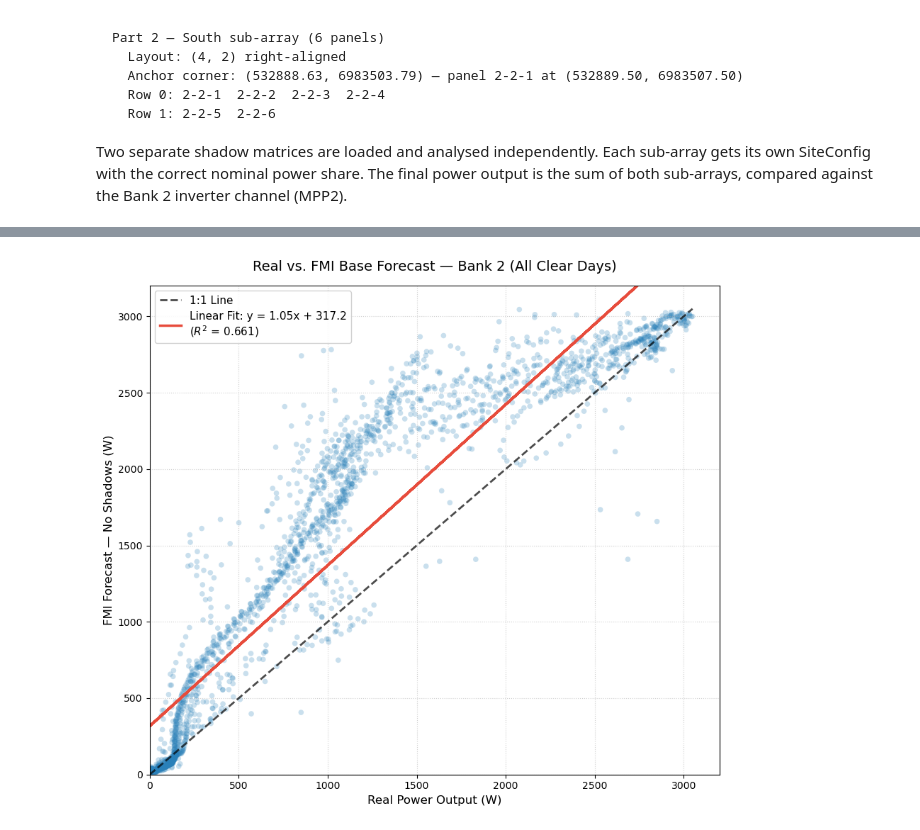
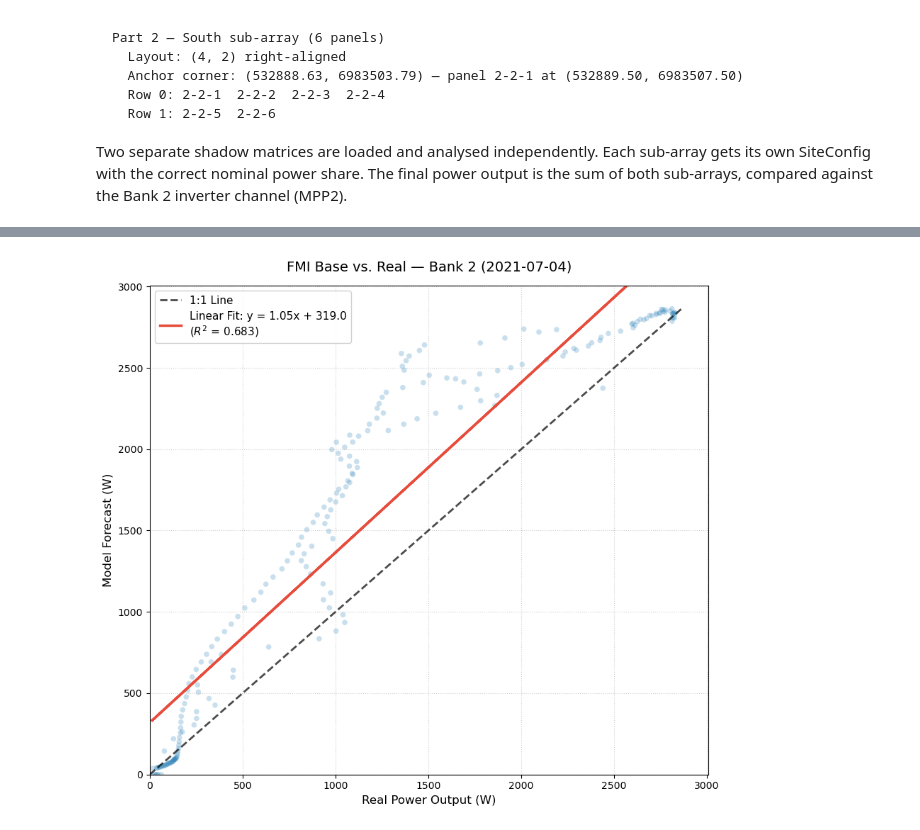
Before and after one commit to HD0NG/VoxSolaris, a Jupyter notebook: main_analysis_b2_f_all_d.ipynb, the cells around one changed output, grey strips where cells are left out. Saved outputs shown, nothing was run; the diff lists cells and outputs as text; code cells hidden in the pictures.

Commit message:
Chages on clear-day selection and other small fixes.

```diff
--- a/main_analysis_b2_f_all_d.ipynb
+++ b/main_analysis_b2_f_all_d.ipynb
@@ -408,75 +450,18 @@ plot_real_vs_predicted_scatter(
 # %%
-# %% --- 10. Multi-Day Batch Evaluation ---
-# def _load_cached_extra(date_obj):
-#     try:
-#         return load_extra_data_csv(
-#             f"{EXTRA_DATA_DIR}/extra_data_{date_obj}.csv", cfg=cfg_combined
-#         )
-#     except FileNotFoundError:
-#         print(f"  Warning: No extra data for {date_obj}, skipping.")
-#         return None
-
-# %% --- Build extra_data from FMI CSVs ---
-from build_extra_data import make_extra_data_loader
-
-RAD_CSV = "data/pvdata/Kuopio Savilahti 1.4.2021 - 1.10.2021_rad.csv"
-TW_CSV  = "data/pvdata/Kuopio Savilahti 1.4.2021 - 1.10.2021_temp_wind.csv"
-LAT, LON = 62.8924, 27.6353
-
-extra_loader = make_extra_data_loader(
-    rad_csv=RAD_CSV, temp_wind_csv=TW_CSV,
-    latitude=LAT, longitude=LON,
+# %% --- 9. Scatter Plots for Single Day ---
+plot_real_vs_predicted_scatter(
+    day_data["Power_W"].values,
+    forecast_base["output"].values,
+    title=f"FMI Base vs. Real — Bank 2 ({second_day})",
+    ylabel="Model Forecast (W)",
+    power_threshold=10.0,
 )
 
-# %% --- 2. Load Extra Data for First Clear Day (test) ---
-second_day = clear_days["Date"].iloc[1]
-extra_data_df = extra_loader(second_day)
-print(extra_data_df.head())
-
-# %% --- 10. Multi-Day Batch Evaluation ---
-from sklearn.metrics import r2_score, mean_squared_error, mean_absolute_error
-
-daily_stats = []
-all_real = []
-all_pred_shaded = []
-all_pred_base = []
-
-for date_obj in tqdm.tqdm(clear_days["Date"].tolist(), desc="Evaluating Bank 2"):
-    df_extra = extra_loader(date_obj)
-    if df_extra is None or df_extra.empty:
-        continue
-
-    dd, fb, fw = pv_analysis_bank2(
-        date_obj, shadow_north, shadow_south,
-        pv_df, df_extra, plot=False,
-    )
-    metrics = compute_metrics(dd, fb, fw, cfg_combined.interval_minutes)
-
-    all_real.extend(dd["Power_W"].fillna(0.0).values)
-    all_pred_shaded.extend(fw["output_shaded"].fillna(0.0).values)
-    all_pred_base.extend(fb["output"].fillna(0.0).values)
-
-    daily_stats.append({
-        "Date": (date_obj.strftime("%Y-%m-%d")
-                 if hasattr(date_obj, "strftime") else str(date_obj)),
-        **metrics,
-    })
-
-results_df = pd.DataFrame(daily_stats)
-
-if not results_df.empty:
-    plot_real_vs_predicted_scatter(
-        all_real, all_pred_base,
-        title="Real vs. FMI Base Forecast — Bank 2 (All Clear Days)",
-        ylabel="FMI Forecast — No Shadows (W)",
-        power_threshold=10.0,
-    )
-    plot_real_vs_predicted_scatter(
-        all_real, all_pred_shaded,
-        title="Real vs. Shadow-Corrected — Bank 2 (All Clear Days)",
-        ylabel="Shadow-Corrected Forecast (W)",
-        power_threshold=10.0,
-    )
-
-print_performance_summary(results_df)
+plot_real_vs_predicted_scatter(
+    day_data["Power_W"].values,
+    forecast_windowed["output_shaded"].values,
+    title=f"Shadow-Corrected vs. Real — Bank 2 ({second_day})",
+    ylabel="Shaded Forecast (W)",
+    power_threshold=10.0,
+)
 # %% [output]
@@ -490 +468 @@ time
-[figure, old version]
+[figure, new version]
```
Also changed, not shown: parts of 18 cells of this notebook, 9 other files.
